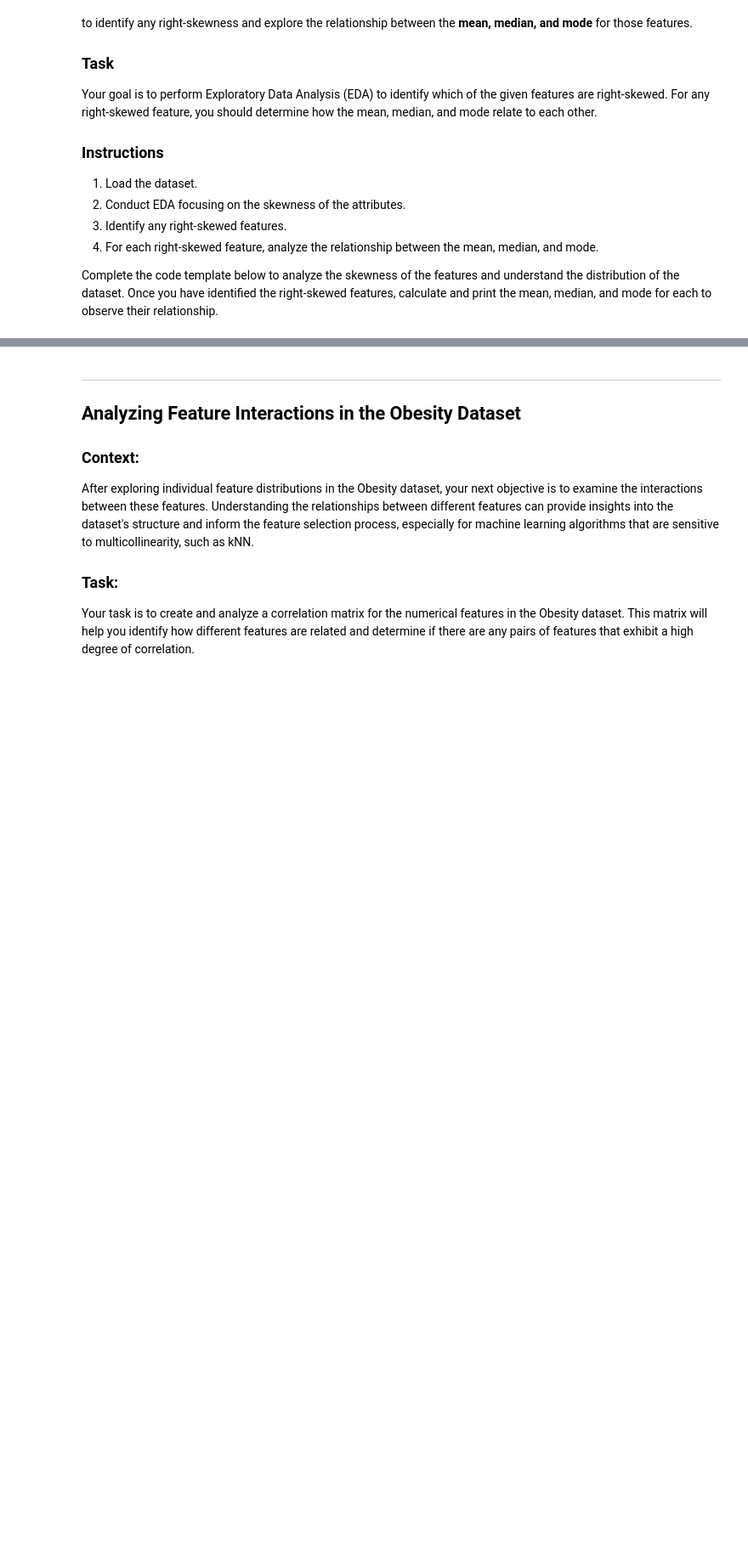
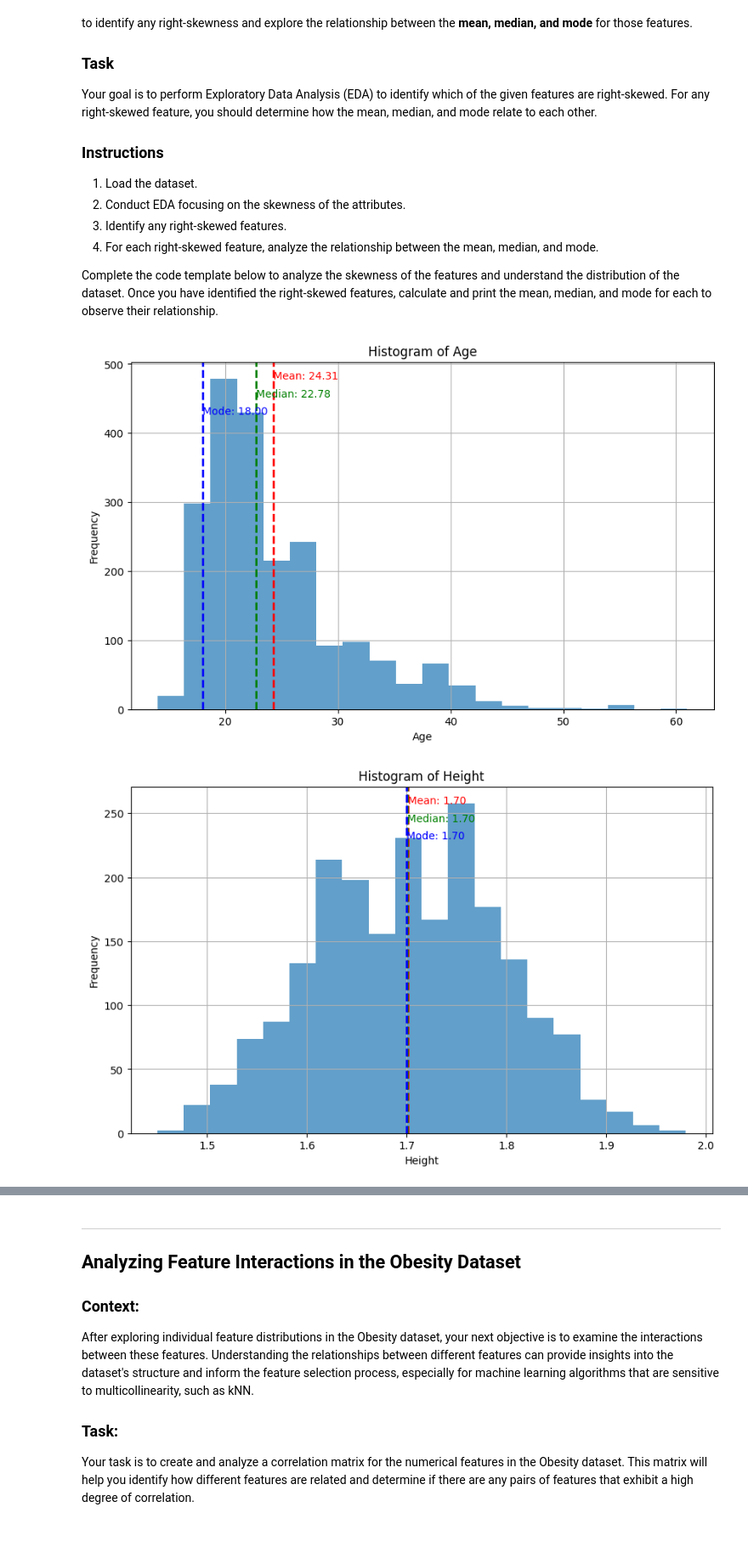
Before and after one commit to sr606/Machine-Learning_Practices, a Jupyter notebook: KNN_Case_Study_Updated.ipynb, the cells around one changed output, grey strips where cells are left out. Shown: that part at 85% size. Drawn from its saved outputs; the diff is of its cells as text; code cells hidden in the pictures; blank space fills up the shorter version.

```diff
--- a/KNN_Case_Study_Updated.ipynb
+++ b/KNN_Case_Study_Updated.ipynb
@@ -62,35 +80,38 @@ Complete the code template below to analyze the skewness of the features and und
 # %%
 import numpy as np
 import matplotlib.pyplot as plt
 
 for feature in df.columns:
     # Skipping non-numeric features for histogram plotting
-    if df[feature].dtype == _____:
+    if df[feature].dtype == 'object':
         continue
 
     # Calculate mean, median, and mode
-    mean = df[feature].____()  # Fill in the blank to calculate mean
-    median = df[feature].____()  # Fill in the blank to calculate median
-    mode = df[feature].____().get(0, np.nan)  # Fill in the blank to calculate mode
+    mean = df[feature].mean()  # Fill in the blank to calculate mean
+    median = df[feature].median()  # Fill in the blank to calculate median
+    mode = df[feature].mode().get(0, np.nan)  # Fill in the blank to calculate mode
 
     # Create the histogram
     plt.figure(figsize=(10, 6))
     df[feature].hist(bins=20, alpha=0.7)
 
     # Add lines for mean, median, and mode
-    plt.axvline(____, color='red', linestyle='dashed', linewidth=2)  # Fill in the blank to plot mean
-    plt.axvline(____, color='green', linestyle='dashed', linewidth=2)  # Fill in the blank to plot median
-    plt.axvline(____, color='blue', linestyle='dashed', linewidth=2)  # Fill in the blank to plot mode
+    plt.axvline(mean, color='red', linestyle='dashed', linewidth=2)  # Fill in the blank to plot mean
+    plt.axvline(median, color='green', linestyle='dashed', linewidth=2)  # Fill in the blank to plot median
+    plt.axvline(mode, color='blue', linestyle='dashed', linewidth=2)  # Fill in the blank to plot mode
 
     # Add annotations for mean, median, and mode
-    plt.text(____, plt.ylim()[1] * 0.95, f'Mean: {mean:.2f}', color = 'red')  # Fill in the blank to annotate mean
-    plt.text(____, plt.ylim()[1] * 0.90, f'Median: {median:.2f}', color = 'green')  # Fill in the blank to annotate median
-    plt.text(____, plt.ylim()[1] * 0.85, f'Mode: {mode:.2f}', color = 'blue')  # Fill in the blank to annotate mode
+    plt.text(mean, plt.ylim()[1] * 0.95, f'Mean: {mean:.2f}', color = 'red')  # Fill in the blank to annotate mean
+    plt.text(median, plt.ylim()[1] * 0.90, f'Median: {median:.2f}', color = 'green')  # Fill in the blank to annotate median
+    plt.text(mode, plt.ylim()[1] * 0.85, f'Mode: {mode:.2f}', color = 'blue')  # Fill in the blank to annotate mode
 
     # Add title and labels
     plt.title(f'Histogram of {feature}')
     plt.xlabel(feature)
     plt.ylabel('Frequency')
 
     # Show the plot
     plt.show()
+# %% [output]
+[figure, added]
+[figure, added]
```
Also changed, not shown: parts of 10 cells of this notebook.
